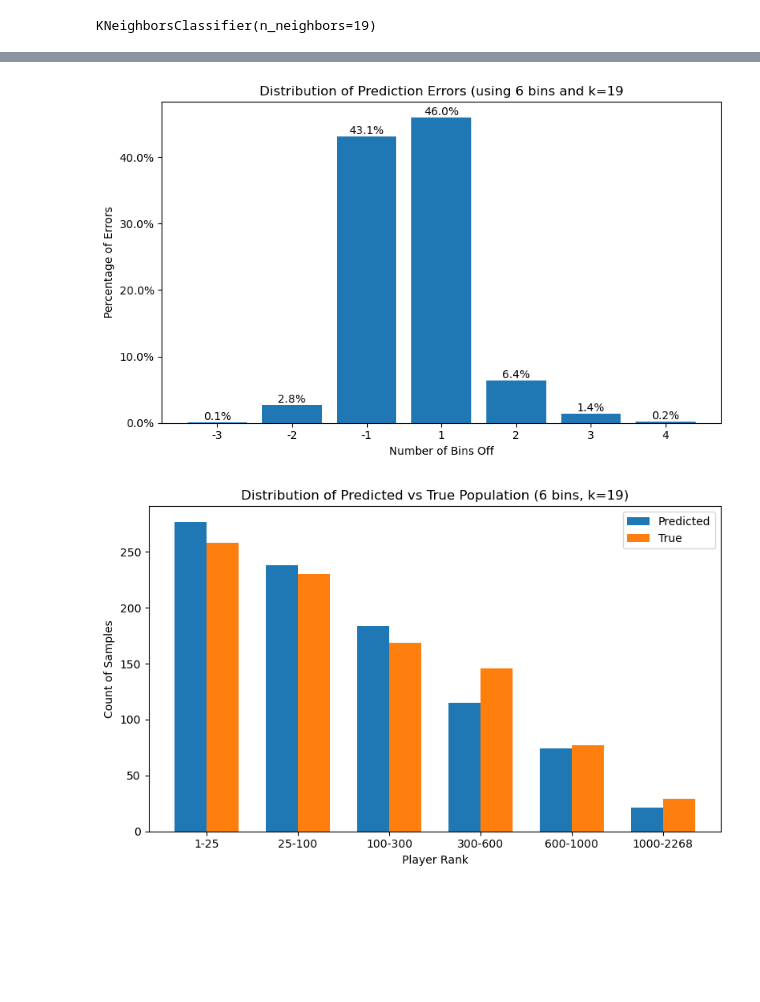
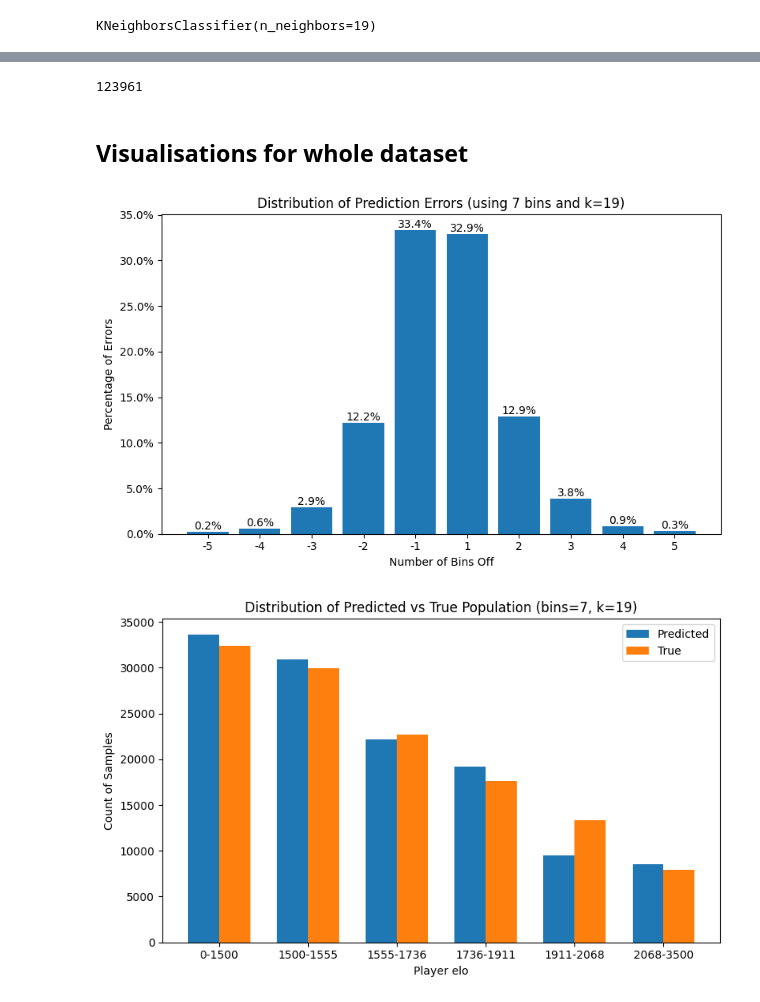
Before and after one commit to GolbertCeitaPages/CMI-DataScience-Project, a Jupyter notebook: old_testing_files/preprocessing_knn_classifier.ipynb, the cells around one changed output, grey strips where cells are left out. Saved outputs shown, nothing was run; the diff lists cells and outputs as text; code cells hidden in the pictures; blank space fills up the shorter version.

Commit message:
changed bins to reflect population and created tool to select and visualise a specific player

```diff
--- a/old_testing_files/preprocessing_knn_classifier.ipynb
+++ b/old_testing_files/preprocessing_knn_classifier.ipynb
@@ -196,0 +369,11 @@ Index(['tourney_level', 'binned_rank'], dtype='object')
+# %%
+# remove the player from the dataset if id is specified
+if excluded_player:
+    # copy to not mess with the original df
+    df_encoded_xp = df_encoded.copy()
+    excluded_player_df = df_encoded_xp[df_encoded_xp.player_id == excluded_player]
+    df_encoded = df_encoded_xp[df_encoded_xp.player_id != excluded_player]
+    excluded_player_df = excluded_player_df.drop(columns='player_id')
+
+# drop player_id regardless
+df_encoded = df_encoded.drop(columns='player_id')
@@ -197,7 +385,7 @@ Index(['tourney_level', 'binned_rank'], dtype='object')
 # %%
 # prepare data
-X = df_encoded.drop('binned_rank', axis=1)  # Features
-y = df_encoded['binned_rank']  # Target
+X = df_encoded.drop('binned_elo', axis=1)  # Features
+y = df_encoded['binned_elo']  # Target
 
 # split into train and test
 X_train, X_test, y_train, y_test = train_test_split(X, y, test_size=0.2, random_state=42)
@@ -265,6 +440,7 @@ plt.show()
 # %%
 # train
-knn = KNeighborsClassifier(n_neighbors=19,weights='uniform')
+k_number = 19
+knn = KNeighborsClassifier(n_neighbors=k_number,weights='uniform')
 knn.fit(X_train_scaled, y_train)
 # %% [output]
 KNeighborsClassifier(n_neighbors=19)
@@ -301,25 +477,29 @@ y_test_str = [bin_labels[j] for j in y_test]
 
 y_pred = pd.Series(y_pred)
 results = X_test.reset_index(drop=True).copy()
-results['true_rank_coded'] = y_test.reset_index(drop=True)
-results['pred_rank_coded'] = y_pred
-results['true_rank_coded'] = results['true_rank_coded'].astype(int)
-results['pred_rank_coded'] = results['pred_rank_coded'].astype(int)
-results['true_rank'] = y_test_str
-results['pred_rank'] = y_pred_str
-results['correct'] = results['true_rank'] == results['pred_rank']
-results['number_of_bins_off'] = results['true_rank_coded'] - results['pred_rank_coded']
+results['true_elo_coded'] = y_test.reset_index(drop=True)
+results['pred_elo_coded'] = y_pred
+results['true_elo_coded'] = results['true_elo_coded'].astype(int)
+results['pred_elo_coded'] = results['pred_elo_coded'].astype(int)
+results['true_elo'] = y_test_str
+results['pred_elo'] = y_pred_str
+results['correct'] = results['true_elo'] == results['pred_elo']
+results['number_of_bins_off'] = results['true_elo_coded'] - results['pred_elo_coded']
 
 wrong_preds = results[results['correct'] == False]
 
 len(wrong_preds)
+# %% [output]
+123961
+# %% [markdown]
+## Visualisations for whole dataset
 # %%
 counts = wrong_preds['number_of_bins_off'].value_counts().sort_index()/len(wrong_preds)
 
 plt.figure(figsize=(8,5))
 plt.xlabel("Number of Bins Off")
 plt.ylabel("Percentage of Errors")
-plt.title("Distribution of Prediction Errors (using 6 bins and k=19")
+plt.title(f"Distribution of Prediction Errors (using {len(bins)} bins and k={k_number})")
 plt.tight_layout()
 plt.gca().yaxis.set_major_formatter(PercentFormatter(1.0))
 bars = plt.bar(counts.index.astype(str), counts.values)
@@ -334,27 +514,27 @@ for bar in bars:
     )
 #plt.show()
 # %% [output]
-[figure, old version]
+[figure, new version]
 # %%
 # distribution of pred player_ranks and true player_ranks
-pred_counts = wrong_preds['pred_rank_coded'].value_counts()
-true_counts = wrong_preds['true_rank_coded'].value_counts()
+pred_counts = wrong_preds['pred_elo_coded'].value_counts()
+true_counts = wrong_preds['true_elo_coded'].value_counts()
 
 x = np.arange(len(pred_counts))  # the x locations
 width = 0.35  # width of the bars
 
 plt.figure(figsize=(8,5))
 plt.bar(x - width/2, pred_counts.values, width=width, label='Predicted')
 plt.bar(x + width/2, true_counts.values, width=width, label='True')
 
-plt.xlabel("Player Rank")
+plt.xlabel("Player elo")
 plt.ylabel("Count of Samples")
-plt.title("Distribution of Predicted vs True Population (6 bins, k=19)")
+plt.title(f"Distribution of Predicted vs True Population (bins={len(bins)}, k={k_number})")
 plt.xticks(x, bin_labels)
 plt.legend()
 plt.tight_layout()
 plt.show()
 # %% [output]
-[figure, old version]
+[figure, new version]
 # %%
 # Count occurrences of each binned rank
```
Also changed, not shown: parts of 43 cells of this notebook.
